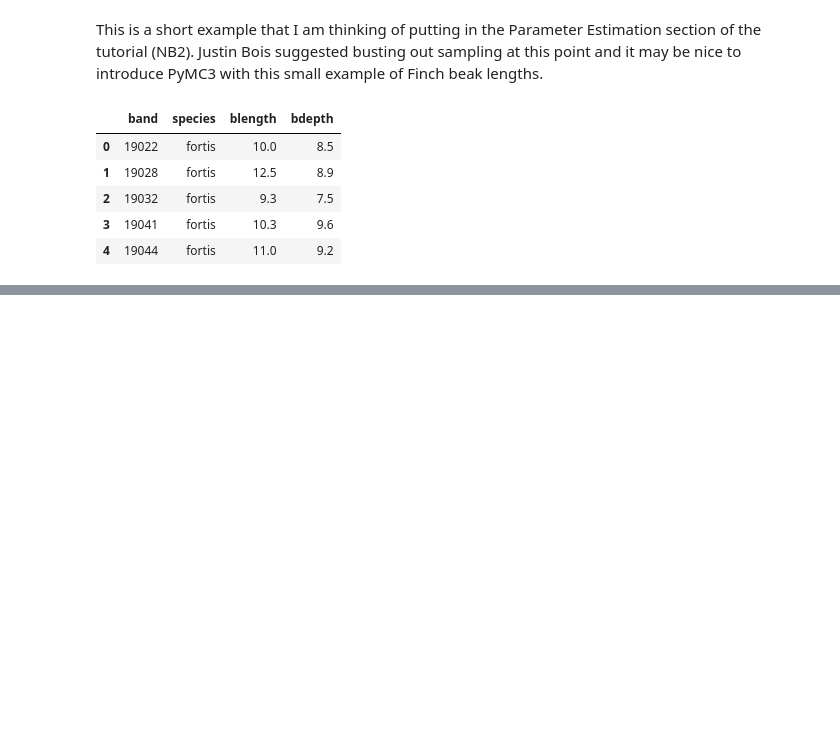
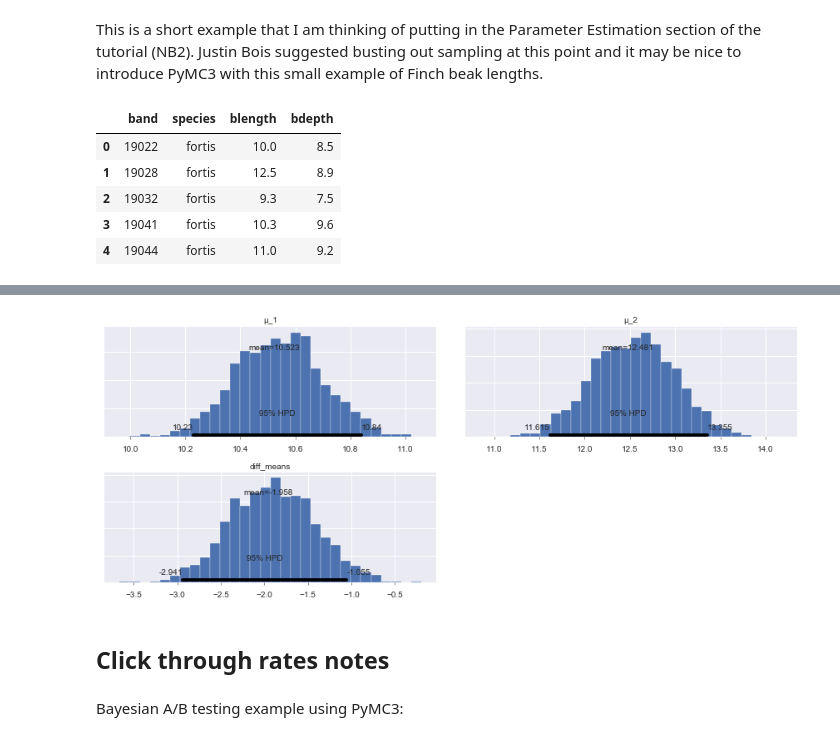
Before and after one commit to ericmjl/bayesian-stats-modelling-tutorial, a Jupyter notebook: notebooks/pymc3_finch_example.ipynb, the cells around one changed output, grey strips where cells are left out. Drawn from its saved outputs; the diff is of its cells as text; code cells hidden in the pictures; blank space fills up the shorter version.

Commit message:
add Bayesian hypothesis testing examples

```diff
--- a/notebooks/pymc3_finch_example.ipynb
+++ b/notebooks/pymc3_finch_example.ipynb
@@ -40,0 +80,22 @@ Finished [100%]: Average Loss = 492.42
+# %%
+df_fortis = df_12.loc[df_12.species == 'fortis']
+df_scandens = df_12.loc[df_12.species == 'scandens']
+
+with pm.Model() as model:
+    """
+    The priors for each group.
+    """
+    μ_1 = pm.Normal('μ_1', mu=10, sd=5)
+    σ_1 = pm.Lognormal('σ_1', 0, 10)
+    μ_2 = pm.Normal('μ_2', mu=10, sd=5)
+    σ_2 = pm.Lognormal('σ_2', 0, 10)
+    #ν = pm.Exponential('nu', lam=1/29) + 1
+    # Gaussian Likelihoods
+    y_1 = pm.Normal('y_1', mu=μ_1, sd=σ_1, observed=df_fortis.blength)
+    y_2 = pm.Normal('y_2', mu=μ_2, sd=σ_2, observed=df_scandens.blength)
+    # Calculate the effect size and its uncertainty.
+    diff_means = pm.Deterministic('diff_means', μ_1 - μ_2)
+# %%
+# bust it out & sample
+with model:
+    samples = pm.fit(random_seed=42).sample(2000)
@@ -40,0 +104,8 @@ Finished [100%]: Average Loss = 492.42
+# %%
+pm.plot_posterior(samples, varnames=['μ_1', 'μ_2', 'diff_means']);
+# %% [output]
+[figure, added]
+# %% [markdown]
+## Click through rates notes
+# %% [markdown]
+Bayesian A/B testing example using PyMC3:
```
Also changed, not shown: parts of 9 cells of this notebook.
